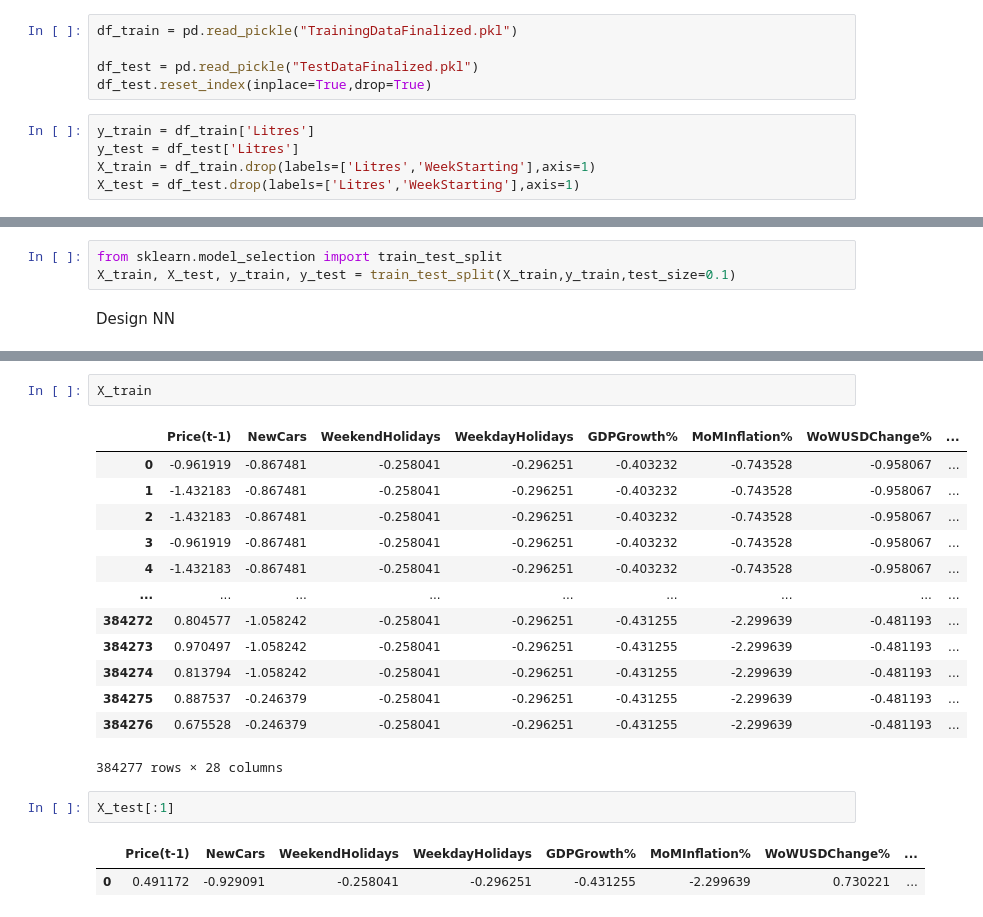
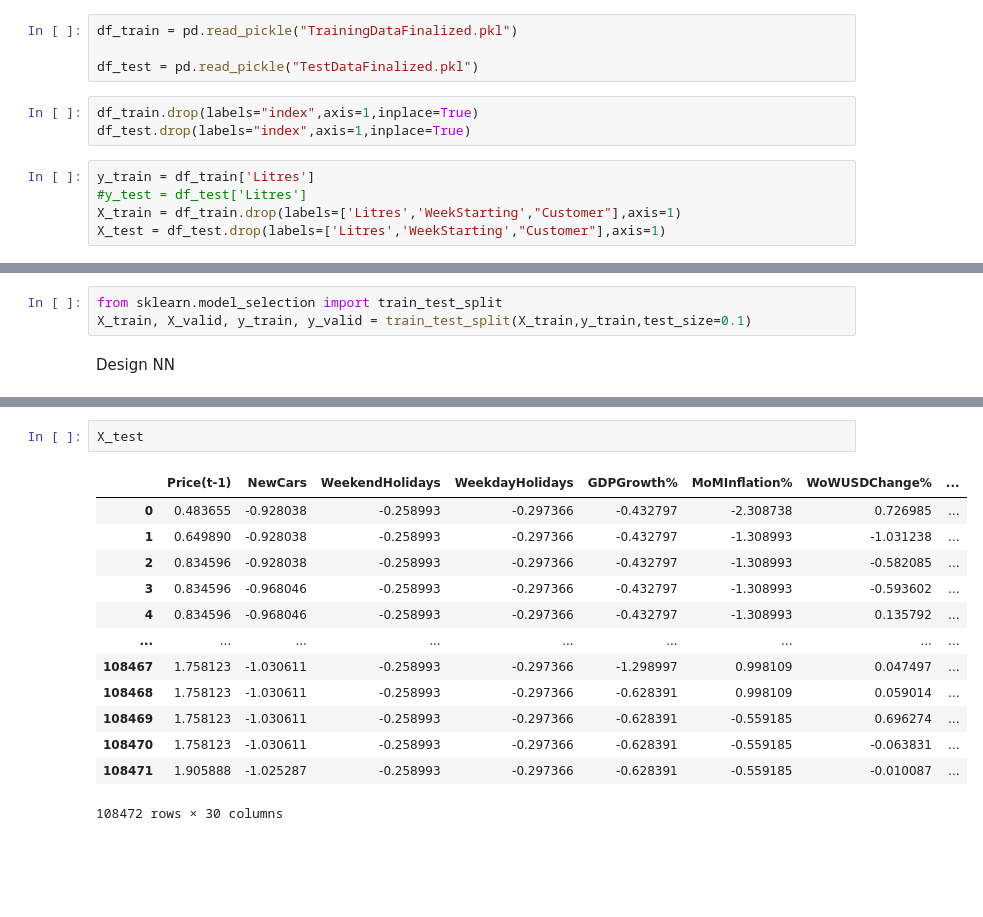
Before and after one commit to feyzijan/ShellDatathon, a Jupyter notebook: NeuralNet.ipynb, the cells around one changed output, grey strips where cells are left out. Cells and saved outputs as stored; diff of their text form; blank space fills up the shorter version.

```diff
--- a/NeuralNet.ipynb
+++ b/NeuralNet.ipynb
@@ -23,9 +23,11 @@ Load Data
 df_train = pd.read_pickle("TrainingDataFinalized.pkl")
 
 df_test = pd.read_pickle("TestDataFinalized.pkl")
-df_test.reset_index(inplace=True,drop=True)
+# %%
+df_train.drop(labels="index",axis=1,inplace=True)
+df_test.drop(labels="index",axis=1,inplace=True)
 # %%
 y_train = df_train['Litres']
-y_test = df_test['Litres']
-X_train = df_train.drop(labels=['Litres','WeekStarting'],axis=1)
-X_test = df_test.drop(labels=['Litres','WeekStarting'],axis=1)
+#y_test = df_test['Litres']
+X_train = df_train.drop(labels=['Litres','WeekStarting',"Customer"],axis=1)
+X_test = df_test.drop(labels=['Litres','WeekStarting',"Customer"],axis=1)
@@ -55,7 +71,7 @@ X.shape
 Train Validation split
 # %%
 from sklearn.model_selection import train_test_split
-X_train, X_test, y_train, y_test = train_test_split(X_train,y_train,test_size=0.1)
+X_train, X_valid, y_train, y_valid = train_test_split(X_train,y_train,test_size=0.1)
 # %% [markdown]
 Design NN
 # %%
@@ -115,21 +131,16 @@ Test set evaluation: [0.9116554260253906, 0.9116554260253906]
-# %%
-X_train
-# %% [output]
-|  | Price(t-1) | NewCars | WeekendHolidays | WeekdayHolidays | GDPGrowth% | MoMInflation% | WoWUSDChange% | ... |
-| 0 | -0.961919 | -0.867481 | -0.258041 | -0.296251 | -0.403232 | -0.743528 | -0.958067 | ... |
-| 1 | -1.432183 | -0.867481 | -0.258041 | -0.296251 | -0.403232 | -0.743528 | -0.958067 | ... |
-| 2 | -1.432183 | -0.867481 | -0.258041 | -0.296251 | -0.403232 | -0.743528 | -0.958067 | ... |
-| 3 | -0.961919 | -0.867481 | -0.258041 | -0.296251 | -0.403232 | -0.743528 | -0.958067 | ... |
-| 4 | -1.432183 | -0.867481 | -0.258041 | -0.296251 | -0.403232 | -0.743528 | -0.958067 | ... |
-| ... | ... | ... | ... | ... | ... | ... | ... | ... |
-| 384272 | 0.804577 | -1.058242 | -0.258041 | -0.296251 | -0.431255 | -2.299639 | -0.481193 | ... |
-| 384273 | 0.970497 | -1.058242 | -0.258041 | -0.296251 | -0.431255 | -2.299639 | -0.481193 | ... |
-| 384274 | 0.813794 | -1.058242 | -0.258041 | -0.296251 | -0.431255 | -2.299639 | -0.481193 | ... |
-| 384275 | 0.887537 | -0.246379 | -0.258041 | -0.296251 | -0.431255 | -2.299639 | -0.481193 | ... |
-| 384276 | 0.675528 | -0.246379 | -0.258041 | -0.296251 | -0.431255 | -2.299639 | -0.481193 | ... |
-384277 rows × 28 columns
 # %%
-X_test[:1]
+X_test
 # %% [output]
 |  | Price(t-1) | NewCars | WeekendHolidays | WeekdayHolidays | GDPGrowth% | MoMInflation% | WoWUSDChange% | ... |
-| 0 | 0.491172 | -0.929091 | -0.258041 | -0.296251 | -0.431255 | -2.299639 | 0.730221 | ... |
+| 0 | 0.483655 | -0.928038 | -0.258993 | -0.297366 | -0.432797 | -2.308738 | 0.726985 | ... |
+| 1 | 0.649890 | -0.928038 | -0.258993 | -0.297366 | -0.432797 | -1.308993 | -1.031238 | ... |
+| 2 | 0.834596 | -0.928038 | -0.258993 | -0.297366 | -0.432797 | -1.308993 | -0.582085 | ... |
+| 3 | 0.834596 | -0.968046 | -0.258993 | -0.297366 | -0.432797 | -1.308993 | -0.593602 | ... |
+| 4 | 0.834596 | -0.968046 | -0.258993 | -0.297366 | -0.432797 | -1.308993 | 0.135792 | ... |
+| ... | ... | ... | ... | ... | ... | ... | ... | ... |
+| 108467 | 1.758123 | -1.030611 | -0.258993 | -0.297366 | -1.298997 | 0.998109 | 0.047497 | ... |
+| 108468 | 1.758123 | -1.030611 | -0.258993 | -0.297366 | -0.628391 | 0.998109 | 0.059014 | ... |
+| 108469 | 1.758123 | -1.030611 | -0.258993 | -0.297366 | -0.628391 | -0.559185 | 0.696274 | ... |
+| 108470 | 1.758123 | -1.030611 | -0.258993 | -0.297366 | -0.628391 | -0.559185 | -0.063831 | ... |
+| 108471 | 1.905888 | -1.025287 | -0.258993 | -0.297366 | -0.628391 | -0.559185 | -0.010087 | ... |
+108472 rows × 30 columns
```
Also changed, not shown: parts of 26 cells of this notebook, 10 other files.
